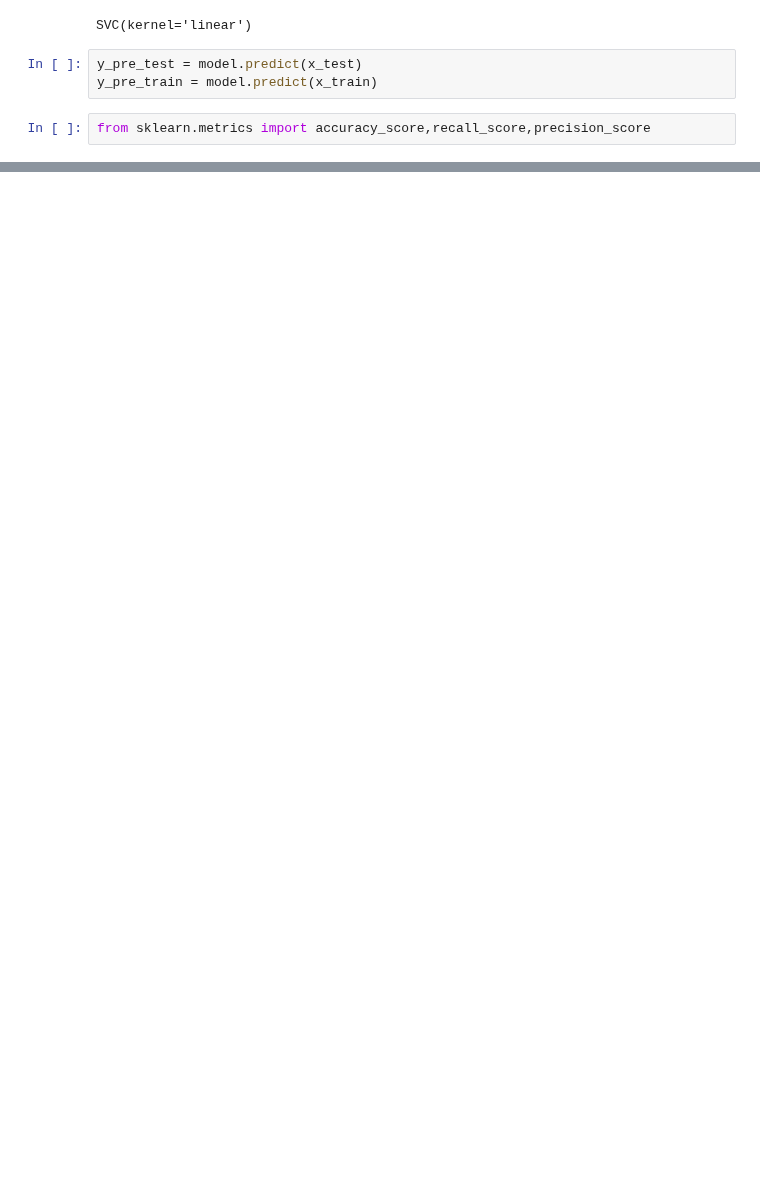
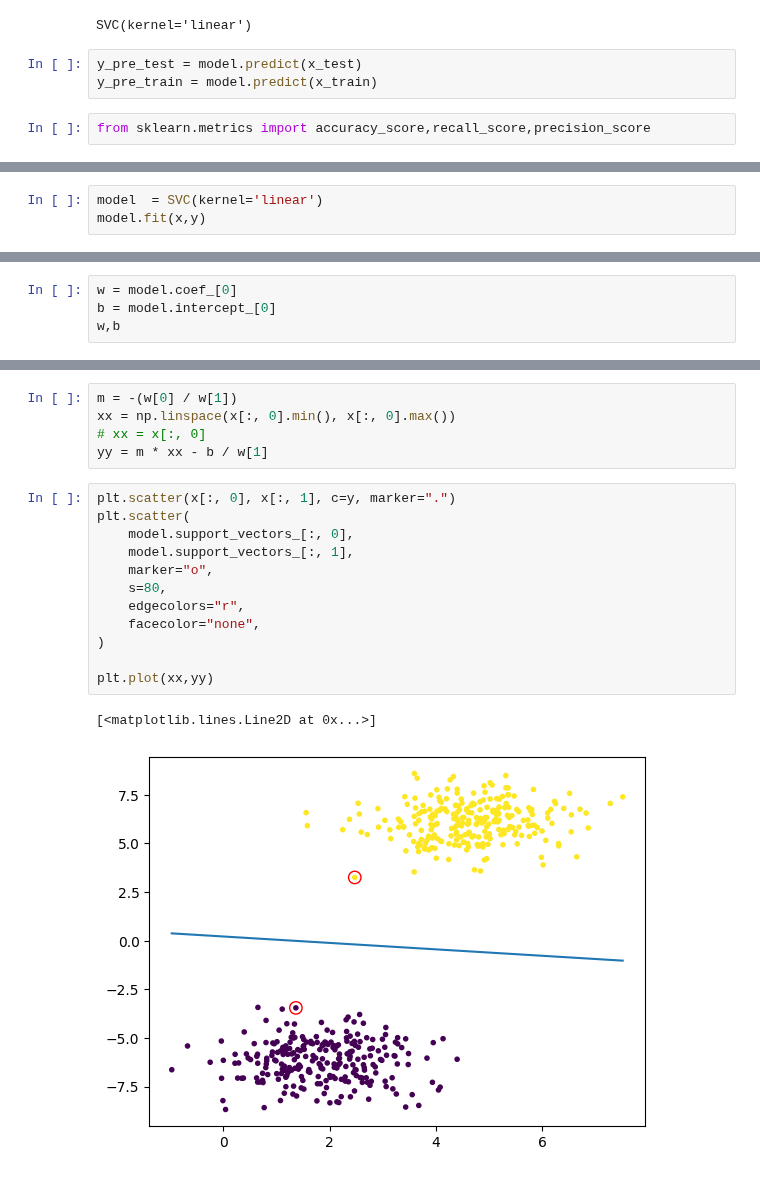
Before and after one commit to TahaT80/AI, a Jupyter notebook: part4_Machine Learning/supervision/6_1_svm.ipynb, the cells around one changed output, grey strips where cells are left out. Saved outputs shown, nothing was run; the diff lists cells and outputs as text; blank space fills up the shorter version.

```diff
--- a/part4_Machine Learning/supervision/6_1_svm.ipynb
+++ b/part4_Machine Learning/supervision/6_1_svm.ipynb
@@ -164,0 +187,3 @@ pre_test,re_test
+# %%
+model  = SVC(kernel='linear')
+model.fit(x,y)
@@ -164,0 +205,4 @@ pre_test,re_test
+# %%
+w = model.coef_[0]
+b = model.intercept_[0]
+w,b
@@ -164,0 +233,20 @@ pre_test,re_test
+# %%
+m = -(w[0] / w[1])
+xx = np.linspace(x[:, 0].min(), x[:, 0].max())
+# xx = x[:, 0]
+yy = m * xx - b / w[1]
+# %%
+plt.scatter(x[:, 0], x[:, 1], c=y, marker=".")
+plt.scatter(
+    model.support_vectors_[:, 0],
+    model.support_vectors_[:, 1],
+    marker="o",
+    s=80,
+    edgecolors="r",
+    facecolor="none",
+)
+
+plt.plot(xx,yy)
+# %% [output]
+[<matplotlib.lines.Line2D at 0x...>]
+[figure, added]
```
Also changed, not shown: parts of 14 cells of this notebook, 1 other file.
